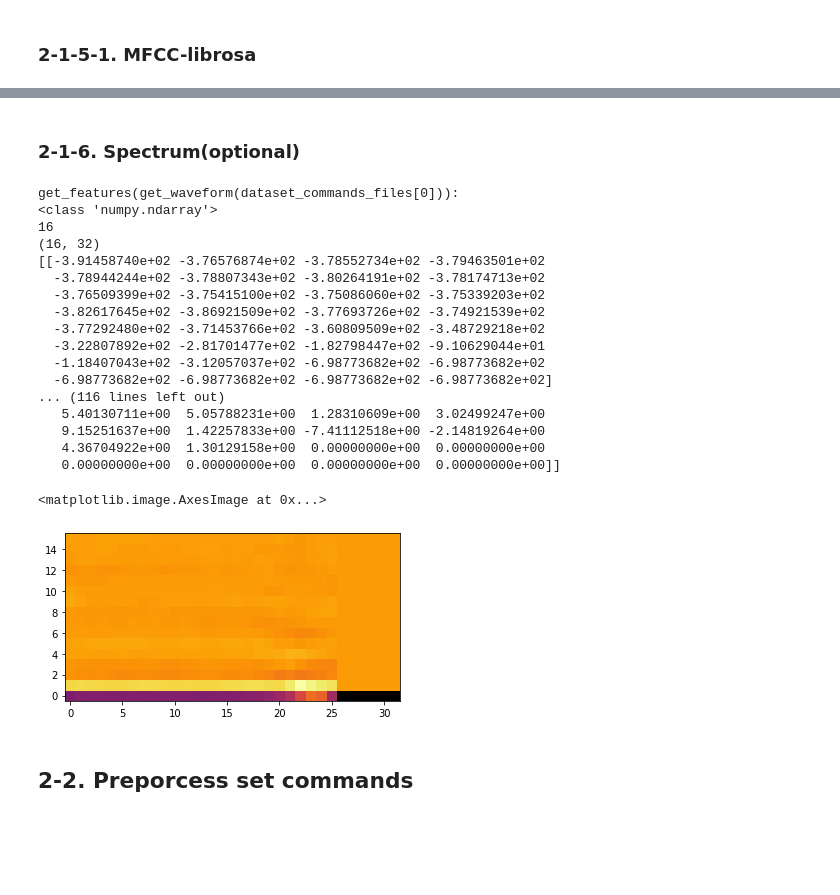
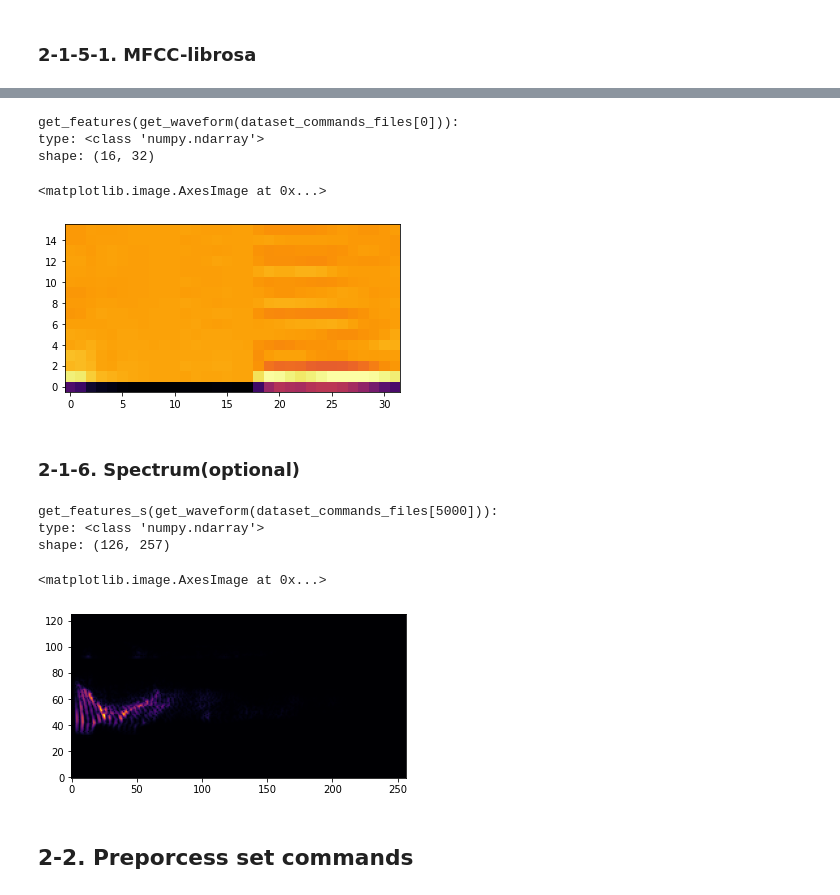
Before and after one commit to KYE2138/PJ_SpeechCommandRecognition, a Jupyter notebook: Train/train.ipynb, the cells around one changed output, grey strips where cells are left out. Saved outputs shown, nothing was run; the diff lists cells and outputs as text; code cells hidden in the pictures; blank space fills up the shorter version.

```diff
--- a/Train/train.ipynb
+++ b/Train/train.ipynb
@@ -247,7 +248,20 @@ get_features_m(get_waveform(dataset_commands_files[0])):
+# %%
+tmp = get_features(get_waveform(dataset_commands_filepaths[0]))
+print ('get_features(get_waveform(dataset_commands_files[0])):')
+print ('type:',type(tmp))
+print ('shape:',tmp.shape)
+#print (tmp)
+fig = plt.figure()
+plt.imshow(tmp, cmap='inferno', origin='lower')
+# %% [output]
+get_features(get_waveform(dataset_commands_files[0])):
+type: <class 'numpy.ndarray'>
+shape: (16, 32)
+<matplotlib.image.AxesImage at 0x...>
+[figure, added]
 # %% [markdown]
 ### 2-1-6. Spectrum(optional)
 # %%
-import python_speech_features
 import matplotlib.pyplot as plt
 def get_features_s(waveform):
     # Zero-padding for an audio waveform with less than 16,000 samples.
@@ -261,38 +275,22 @@ def get_features_s(waveform):
     equal_length = np.concatenate([waveform, zero_padding], 0)
 
     sample_rate = 16000
-    num_mfcc = 16
-    len_mfcc = 40
-    spectrum = np.abs(librosa.stft(equal_length,512))
+    spectrum = np.abs(librosa.stft(equal_length, n_fft=512))
     return spectrum.transpose()
-tmp = get_features(get_waveform(dataset_commands_filepaths[5000]))
-print ('get_features(get_waveform(dataset_commands_files[0])):')
-print (type(tmp))
-print (len(tmp))
-print (tmp.shape)
-print (tmp)
-fig = plt.figure()
-plt.imshow(tmp, cmap='inferno', origin='lower')
-# %% [output]
-get_features(get_waveform(dataset_commands_files[0])):
-<class 'numpy.ndarray'>
-16
-(16, 32)
-[[-3.91458740e+02 -3.76576874e+02 -3.78552734e+02 -3.79463501e+02
-  -3.78944244e+02 -3.78807343e+02 -3.80264191e+02 -3.78174713e+02
-  -3.76509399e+02 -3.75415100e+02 -3.75086060e+02 -3.75339203e+02
-  -3.82617645e+02 -3.86921509e+02 -3.77693726e+02 -3.74921539e+02
-  -3.77292480e+02 -3.71453766e+02 -3.60809509e+02 -3.48729218e+02
-  -3.22807892e+02 -2.81701477e+02 -1.82798447e+02 -9.10629044e+01
-  -1.18407043e+02 -3.12057037e+02 -6.98773682e+02 -6.98773682e+02
-  -6.98773682e+02 -6.98773682e+02 -6.98773682e+02 -6.98773682e+02]
-... (116 lines left out)
-   5.40130711e+00  5.05788231e+00  1.28310609e+00  3.02499247e+00
-   9.15251637e+00  1.42257833e+00 -7.41112518e+00 -2.14819264e+00
-   4.36704922e+00  1.30129158e+00  0.00000000e+00  0.00000000e+00
-   0.00000000e+00  0.00000000e+00  0.00000000e+00  0.00000000e+00]]
-<matplotlib.image.AxesImage at 0x...>
-[figure, removed]
+# %%
+tmp = get_features_s(get_waveform(dataset_commands_filepaths[5000]))
+print ('get_features_s(get_waveform(dataset_commands_files[5000])):')
+print ('type:',type(tmp))
+print ('shape:',tmp.shape)
+#print (tmp)
+fig = plt.figure()
+plt.imshow(tmp, cmap='inferno', origin='lower')
+# %% [output]
+get_features_s(get_waveform(dataset_commands_files[5000])):
+type: <class 'numpy.ndarray'>
+shape: (126, 257)
+<matplotlib.image.AxesImage at 0x...>
+[figure, added]
 # %% [markdown]
 ## 2-2. Preporcess set commands
 # %%
```
Also changed, not shown: parts of 49 cells of this notebook.
